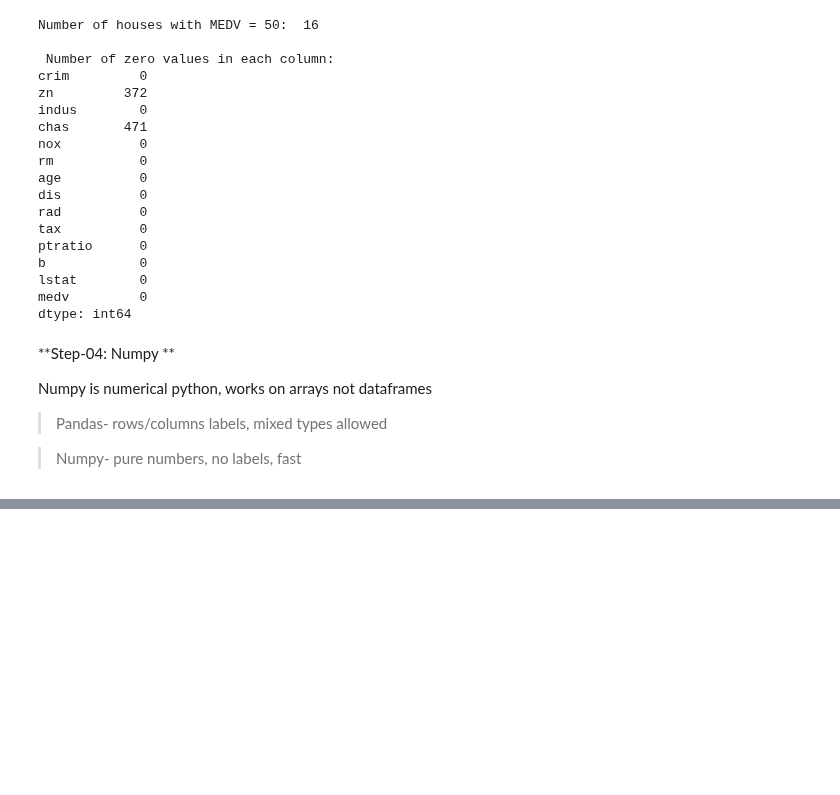
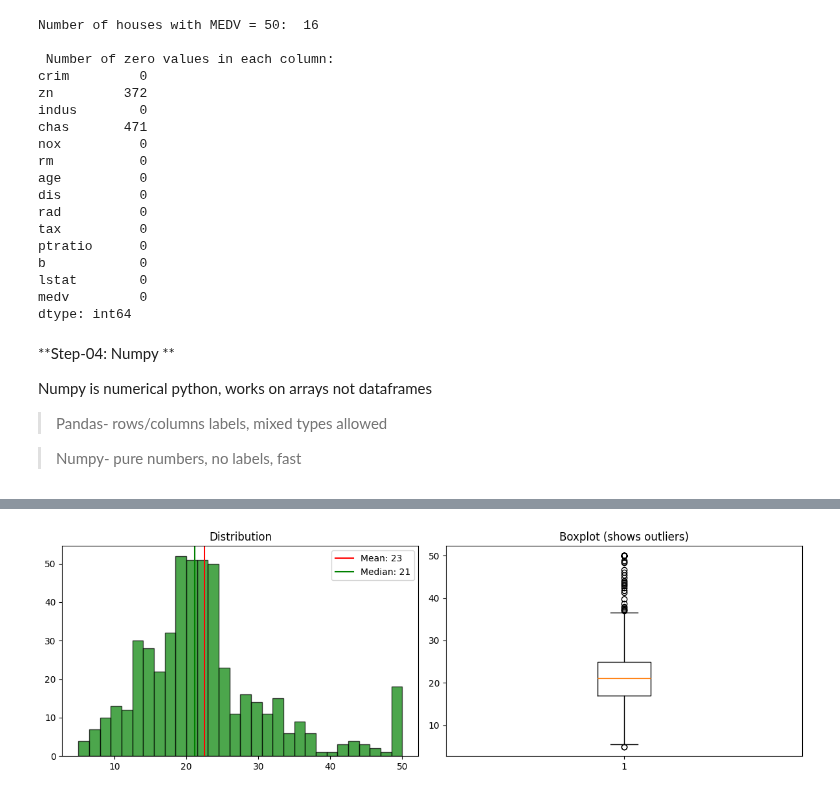
Before and after one commit to vnzhere/Python-, a Jupyter notebook: Housing_marketing_intelligence.ipynb, the cells around one changed output, grey strips where cells are left out. Saved outputs shown, nothing was run; the diff lists cells and outputs as text; code cells hidden in the pictures; blank space fills up the shorter version.

```diff
--- a/Housing_marketing_intelligence.ipynb
+++ b/Housing_marketing_intelligence.ipynb
@@ -453,0 +473,21 @@ NameError: name 'df' is not defined
+# %%
+fig, axes = plt.subplots(1, 2, figsize=(12,4))
+
+# histogram
+axes[0].hist(col, bins=30, color='green',
+             alpha=0.7, edgecolor='black')
+axes[0].axvline(col.mean(), color='red',
+                label=f'Mean: {col.mean():.0f}')
+axes[0].axvline(col.median(), color='green',
+                label=f'Median: {col.median():.0f}')
+axes[0].set_title('Distribution')
+axes[0].legend()
+
+# boxplot
+axes[1].boxplot(col)
+axes[1].set_title('Boxplot (shows outliers)')
+
+plt.tight_layout()
+plt.show()
+# %% [output]
+[figure, added]
```
Also changed, not shown: parts of 4 cells of this notebook.
